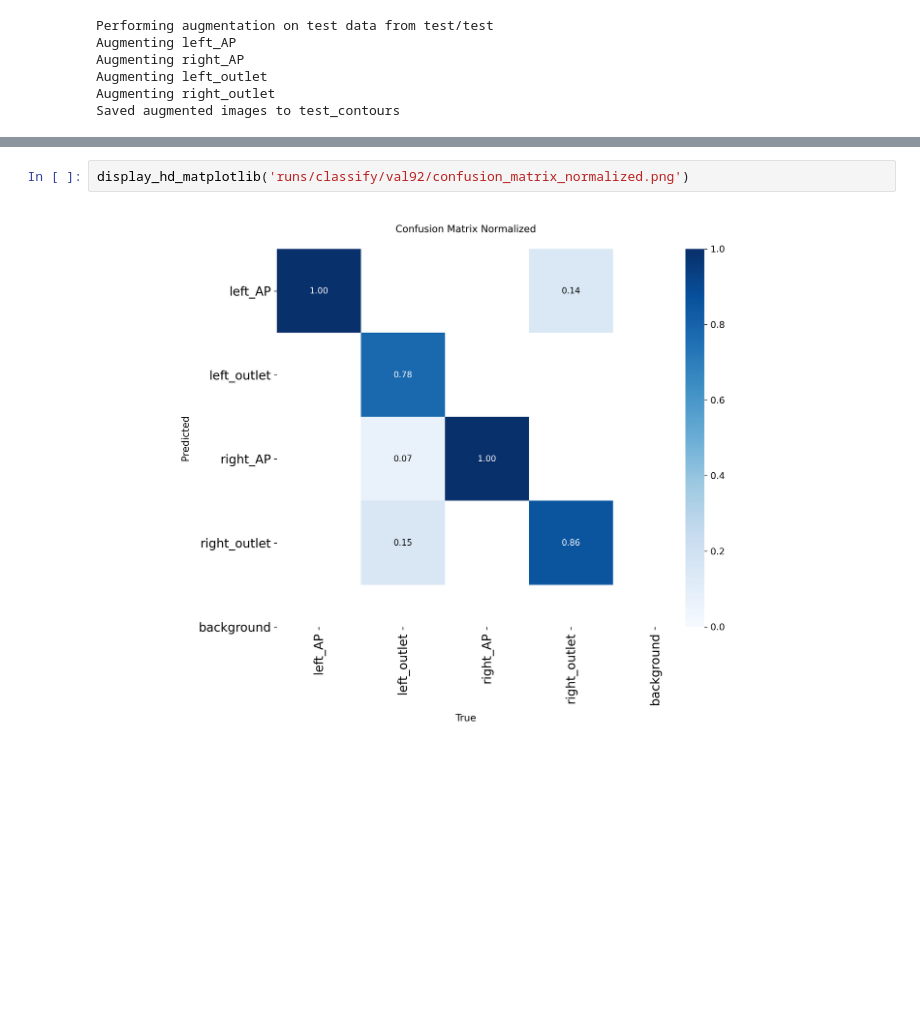
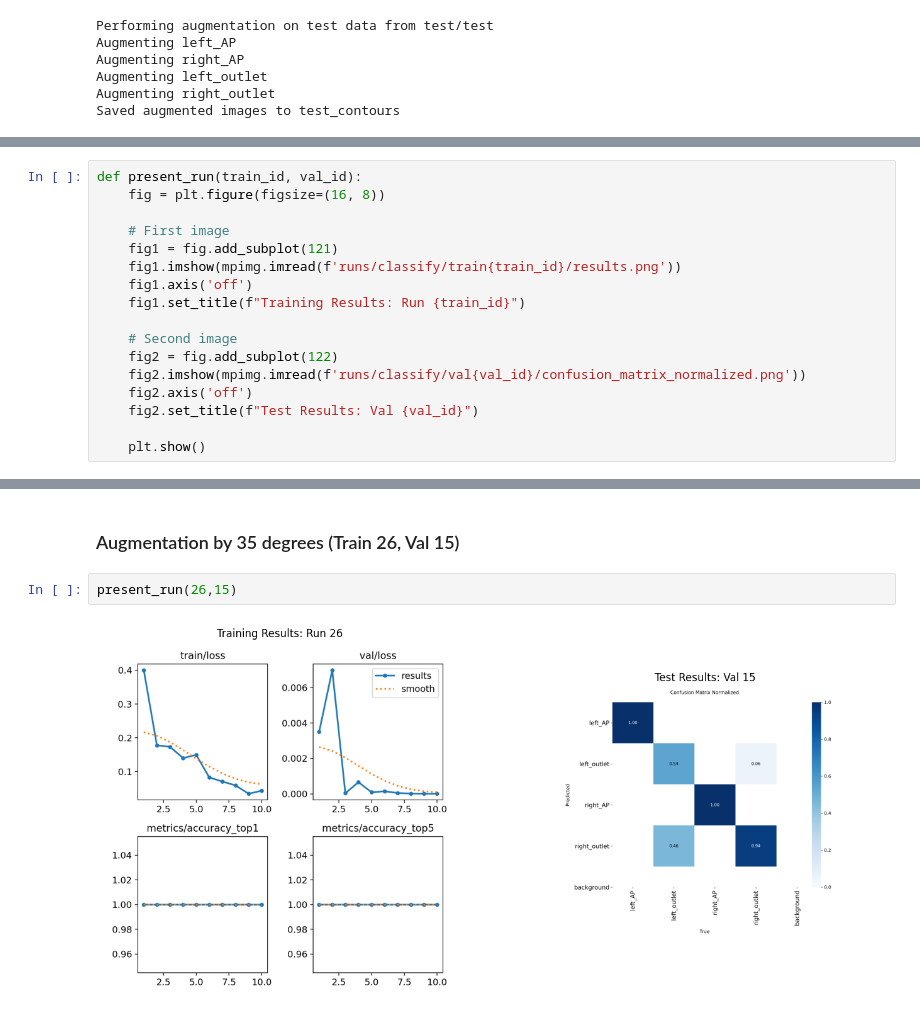
Before and after one commit to teystyxavy/x_ray_classifier, a Jupyter notebook: classifier.ipynb, the cells around one changed output, grey strips where cells are left out. Cells and saved outputs as stored; diff of their text form; blank space fills up the shorter version.

Commit message:
refactor: displayed results in presentable format

```diff
--- a/classifier.ipynb
+++ b/classifier.ipynb
@@ -590,0 +616,17 @@ Saved augmented images to test_contours
+# %%
+def present_run(train_id, val_id):
+    fig = plt.figure(figsize=(16, 8))
+
+    # First image
+    fig1 = fig.add_subplot(121)
+    fig1.imshow(mpimg.imread(f'runs/classify/train{train_id}/results.png'))
+    fig1.axis('off')
+    fig1.set_title(f"Training Results: Run {train_id}")
+
+    # Second image
+    fig2 = fig.add_subplot(122)
+    fig2.imshow(mpimg.imread(f'runs/classify/val{val_id}/confusion_matrix_normalized.png'))
+    fig2.axis('off')
+    fig2.set_title(f"Test Results: Val {val_id}")
+
+    plt.show()
@@ -639,4 +639,6 @@ Loss: 0.0007616279268658281
+# %% [markdown]
+### Augmentation by 35 degrees (Train 26, Val 15) ###
 # %%
-display_hd_matplotlib('runs/classify/val92/confusion_matrix_normalized.png')
+present_run(26,15)
 # %% [output]
-[figure, old version]
+[figure, new version]
```
Also changed, not shown: parts of 12 cells of this notebook.
